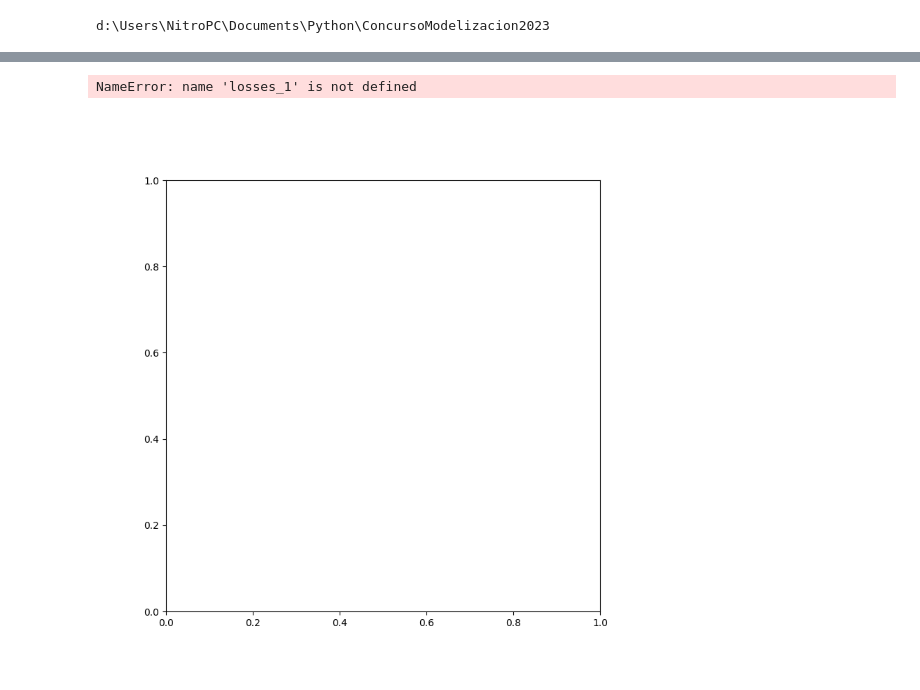
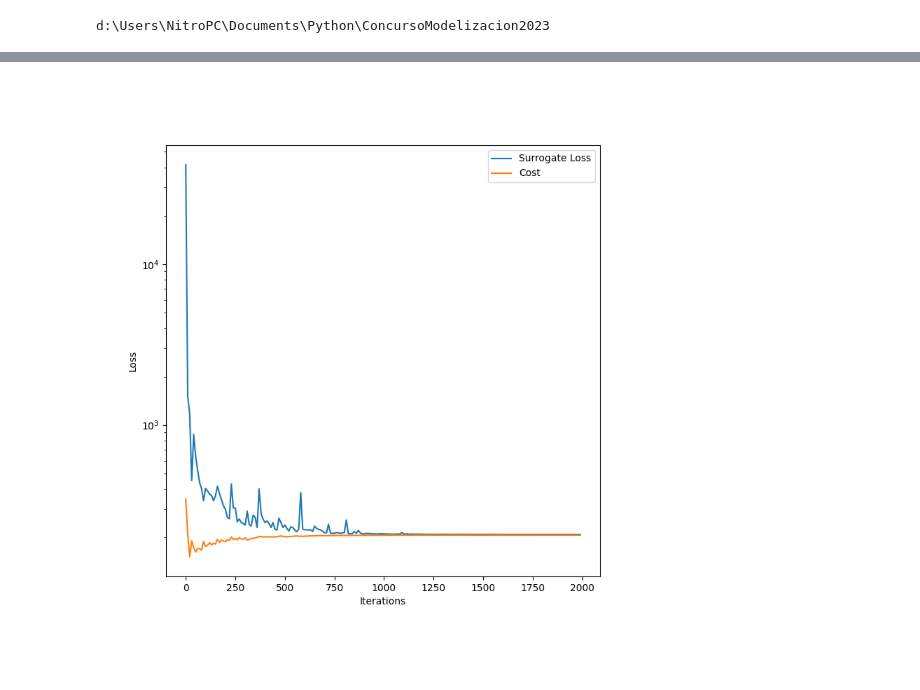
Before and after one commit to dani2442/ConcursoModelizacion2023, a Jupyter notebook: notebooks/solucion_2_gradient_descent copy.ipynb, the cells around one changed output, grey strips where cells are left out. Drawn from its saved outputs; the diff is of its cells as text; code cells hidden in the pictures.

```diff
--- a/notebooks/solucion_2_gradient_descent copy.ipynb
+++ b/notebooks/solucion_2_gradient_descent copy.ipynb
@@ -55,0 +54,4 @@ def check_factibility(K):
+# %%
+results = []
+for i in range(19, 40):
+    results += [check_factibility(i)]
@@ -55,0 +76,7 @@ def check_factibility(K):
+# %%
+np_results = np.array(results)
+# %%
+with open('test.npy', 'wb') as f:
+    np.save(f, np_results)
+with open('test.npy', 'rb') as f:
+    np_results = np.load(f)
@@ -86,9 +141,7 @@ K=20
 agent = Agent(K)
 env = Environment(dt, gamma, g, m, p_0, v_0)
 
-loss = ConstrainedLoss_v2(dt, gamma, F_max, alpha)
-loss = CostLoss(dt, gamma)
+loss = ConstrainedLoss(dt, gamma, F_max, alpha)
+loss2 = CostLoss(dt, gamma)
 optim = torch.optim.RMSprop(agent.parameters(), lr=1e-0)
 scheduler = torch.optim.lr_scheduler.ExponentialLR(optim, gamma=0.995)
-
-losses_1, losses_2, params = optimize(env, agent, loss, loss2, optim, scheduler, iters=2000, verbose=True)
@@ -129,15 +201,14 @@ plot_location(f, p, v, lambd=1.0)
 # %%
 fig, ax = plt.subplots(figsize=(8, 8))
-ax.plot(np.arange(0,1000,10), losses_1, label='Surrogate Loss')
-ax.plot(np.arange(0,1000,10), losses_2, label='Cost')
+ax.plot(np.arange(0,2000,10), losses_1, label='Surrogate Loss')
+ax.plot(np.arange(0,2000,10), losses_2, label='Cost')
 #ax.set_title('Loss')
 ax.set_yscale('log')
 
 ax.set_ylabel('Loss')
 ax.set_xlabel('Iterations')
 ax.legend()
-plt.savefig("images/loss_v5.pdf", format="pdf", bbox_inches="tight")
+plt.savefig("images/K_20_loss_v5.pdf", format="pdf", bbox_inches="tight")
 plt.show()
 # %% [output]
-NameError: name 'losses_1' is not defined
-[figure, old version]
+[figure, new version]
```
Also changed, not shown: parts of 17 cells of this notebook, 1 other file.
